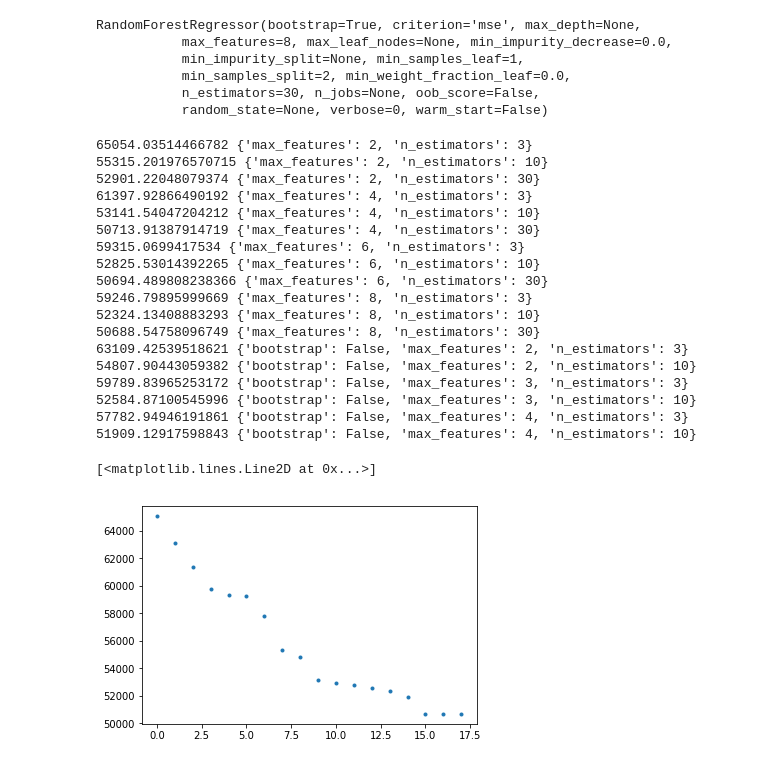
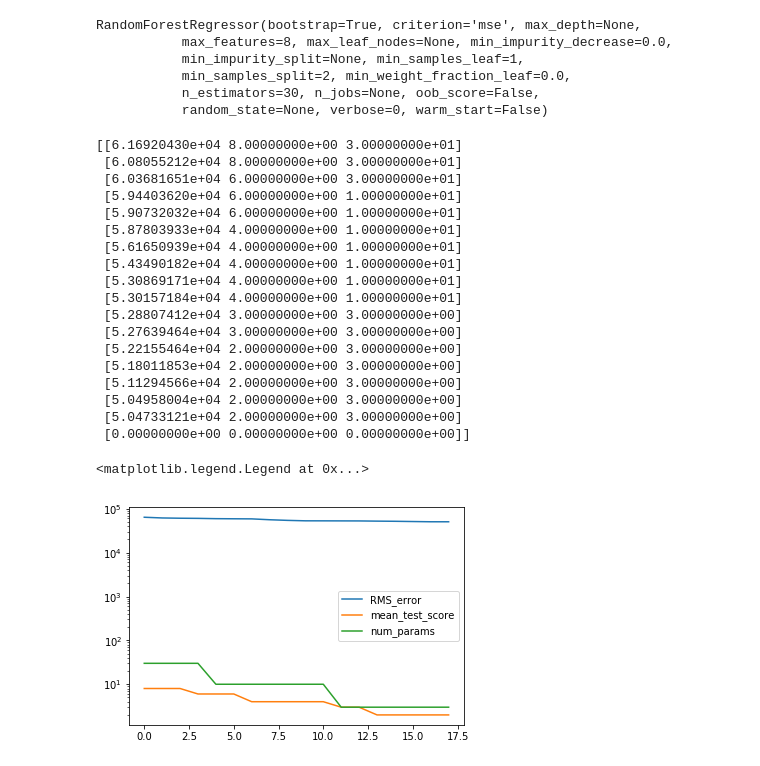
Before and after one commit to oh-/ML-tut, a Jupyter notebook: Housing.ipynb, the cells around one changed output. Saved outputs shown, nothing was run; the diff lists cells and outputs as text; code cells hidden in the pictures.

Commit message:
added graph of RMSE vs error

```diff
--- a/Housing.ipynb
+++ b/Housing.ipynb
@@ -784,32 +784,37 @@ RandomForestRegressor(bootstrap=True, criterion='mse', max_depth=None,
 # %%
 # And take a look at each of the scores:
 cvres = grid_search.cv_results_
-xs = np.array([])
+c_labels = ['RMS_error', 'mean_test_score', 'num_params']
+xs = np.array([False,False,False])
 for mean_score, params in zip(cvres['mean_test_score'], cvres['params']):
     x = np.sqrt(-mean_score)
-    print(x, params)
-    xs.append([x, params['max_features'], params['n_estimators']])
+#     print(x, params)
+    y = [x, params['max_features'], params['n_estimators']]
+    xs = np.vstack((xs,y))
 
-xs.sort(reverse=True)
-plt.plot(xs, '.')
+xs[::-1].sort(axis=0)
+print(xs[1:])
+for i, y_label in enumerate(c_labels):
+    plt.semilogy(xs[:-1,i], label=y_label)
+plt.legend()
 # %% [output]
-65054.03514466782 {'max_features': 2, 'n_estimators': 3}
-55315.201976570715 {'max_features': 2, 'n_estimators': 10}
-52901.22048079374 {'max_features': 2, 'n_estimators': 30}
-61397.92866490192 {'max_features': 4, 'n_estimators': 3}
-53141.54047204212 {'max_features': 4, 'n_estimators': 10}
-50713.91387914719 {'max_features': 4, 'n_estimators': 30}
-59315.0699417534 {'max_features': 6, 'n_estimators': 3}
-52825.53014392265 {'max_features': 6, 'n_estimators': 10}
-50694.489808238366 {'max_features': 6, 'n_estimators': 30}
-59246.79895999669 {'max_features': 8, 'n_estimators': 3}
-52324.13408883293 {'max_features': 8, 'n_estimators': 10}
-50688.54758096749 {'max_features': 8, 'n_estimators': 30}
-63109.42539518621 {'bootstrap': False, 'max_features': 2, 'n_estimators': 3}
-54807.90443059382 {'bootstrap': False, 'max_features': 2, 'n_estimators': 10}
-59789.83965253172 {'bootstrap': False, 'max_features': 3, 'n_estimators': 3}
-52584.87100545996 {'bootstrap': False, 'max_features': 3, 'n_estimators': 10}
-57782.94946191861 {'bootstrap': False, 'max_features': 4, 'n_estimators': 3}
-51909.12917598843 {'bootstrap': False, 'max_features': 4, 'n_estimators': 10}
+[[6.16920430e+04 8.00000000e+00 3.00000000e+01]
+ [6.08055212e+04 8.00000000e+00 3.00000000e+01]
+ [6.03681651e+04 6.00000000e+00 3.00000000e+01]
+ [5.94403620e+04 6.00000000e+00 1.00000000e+01]
+ [5.90732032e+04 6.00000000e+00 1.00000000e+01]
+ [5.87803933e+04 4.00000000e+00 1.00000000e+01]
+ [5.61650939e+04 4.00000000e+00 1.00000000e+01]
+ [5.43490182e+04 4.00000000e+00 1.00000000e+01]
+ [5.30869171e+04 4.00000000e+00 1.00000000e+01]
+ [5.30157184e+04 4.00000000e+00 1.00000000e+01]
+ [5.28807412e+04 3.00000000e+00 3.00000000e+00]
+ [5.27639464e+04 3.00000000e+00 3.00000000e+00]
+ [5.22155464e+04 2.00000000e+00 3.00000000e+00]
+ [5.18011853e+04 2.00000000e+00 3.00000000e+00]
+ [5.11294566e+04 2.00000000e+00 3.00000000e+00]
+ [5.04958004e+04 2.00000000e+00 3.00000000e+00]
+ [5.04733121e+04 2.00000000e+00 3.00000000e+00]
+ [0.00000000e+00 0.00000000e+00 0.00000000e+00]]
-[<matplotlib.lines.Line2D at 0x...>]
+<matplotlib.legend.Legend at 0x...>
-[figure, old version]
+[figure, new version]
```
Also changed, not shown: parts of 2 cells of this notebook.
